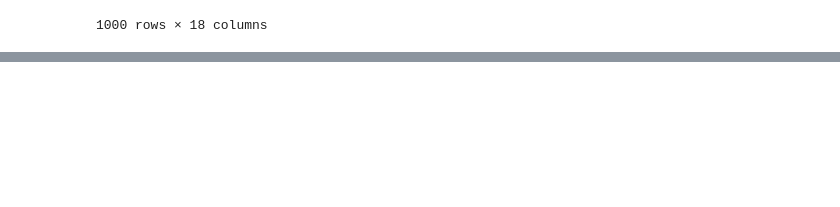
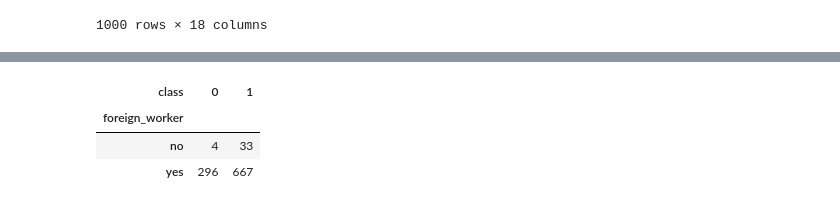
Before and after one commit to djwong23/CS210Asst3, a Jupyter notebook: german_credit.ipynb, the cells around one changed output, grey strips where cells are left out. Cells and saved outputs as stored; diff of their text form; code cells hidden in the pictures; blank space fills up the shorter version.

```diff
--- a/german_credit.ipynb
+++ b/german_credit.ipynb
@@ -146,0 +161,7 @@ credits
+# %%
+pd.crosstab(credits['foreign_worker'],credits['class'])
+# %% [output]
+| class | 0 | 1 |
+| foreign_worker |  |  |
+| no | 4 | 33 |
+| yes | 296 | 667 |
```
Also changed, not shown: parts of 15 cells of this notebook.
